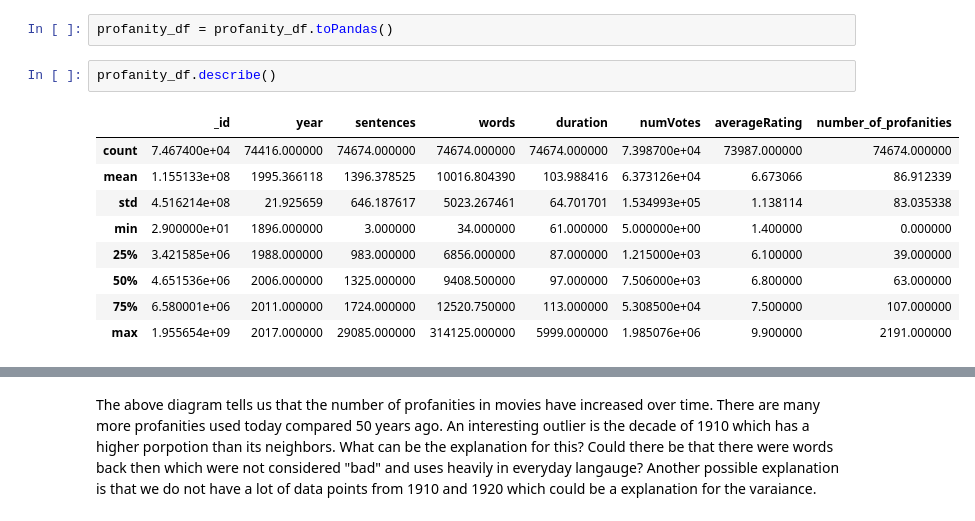
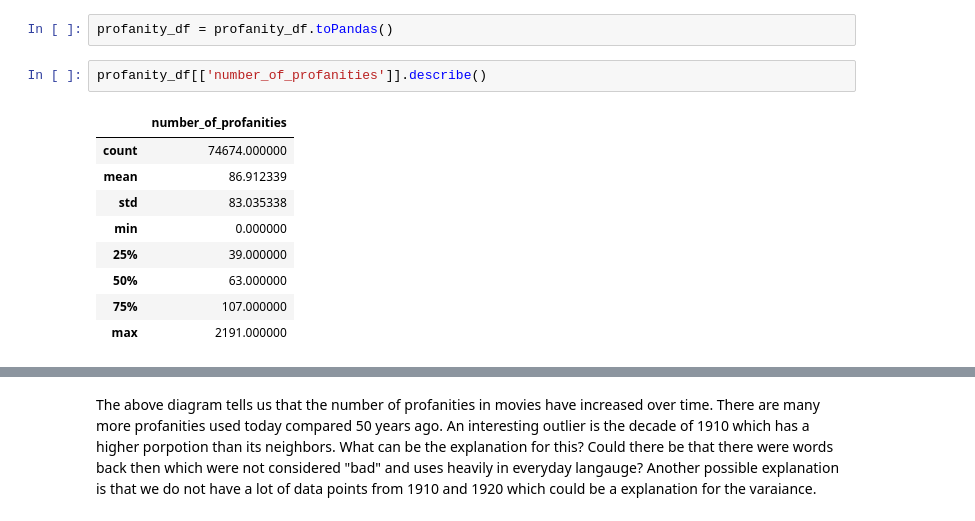
Before and after one commit to RobertInjac/ADA-Project-2018-OpenSubtitles, a Jupyter notebook: Project.ipynb, the cells around one changed output, grey strips where cells are left out. Cells and saved outputs as stored; diff of their text form.

```diff
--- a/Project.ipynb
+++ b/Project.ipynb
@@ -1395,17 +1316,17 @@ profanity_df = metadata_df.join(profanity, '_id', 'inner')
 # %%
 profanity_df = profanity_df.toPandas()
 # %%
-profanity_df.describe()
+profanity_df[['number_of_profanities']].describe()
 # %% [output]
-|  | _id | year | sentences | words | duration | numVotes | averageRating | number_of_profanities |
-| count | 7.467400e+04 | 74416.000000 | 74674.000000 | 74674.000000 | 74674.000000 | 7.398700e+04 | 73987.000000 | 74674.000000 |
-| mean | 1.155133e+08 | 1995.366118 | 1396.378525 | 10016.804390 | 103.988416 | 6.373126e+04 | 6.673066 | 86.912339 |
-| std | 4.516214e+08 | 21.925659 | 646.187617 | 5023.267461 | 64.701701 | 1.534993e+05 | 1.138114 | 83.035338 |
-| min | 2.900000e+01 | 1896.000000 | 3.000000 | 34.000000 | 61.000000 | 5.000000e+00 | 1.400000 | 0.000000 |
-| 25% | 3.421585e+06 | 1988.000000 | 983.000000 | 6856.000000 | 87.000000 | 1.215000e+03 | 6.100000 | 39.000000 |
-| 50% | 4.651536e+06 | 2006.000000 | 1325.000000 | 9408.500000 | 97.000000 | 7.506000e+03 | 6.800000 | 63.000000 |
-| 75% | 6.580001e+06 | 2011.000000 | 1724.000000 | 12520.750000 | 113.000000 | 5.308500e+04 | 7.500000 | 107.000000 |
-| max | 1.955654e+09 | 2017.000000 | 29085.000000 | 314125.000000 | 5999.000000 | 1.985076e+06 | 9.900000 | 2191.000000 |
+|  | number_of_profanities |
+| count | 74674.000000 |
+| mean | 86.912339 |
+| std | 83.035338 |
+| min | 0.000000 |
+| 25% | 39.000000 |
+| 50% | 63.000000 |
+| 75% | 107.000000 |
+| max | 2191.000000 |
 # %%
 profanity_df['number_of_profanities'].plot.hist(bins=20,
                                                 title="Distribution of the number of profanities in movies.")
```
Also changed, not shown: parts of 92 cells of this notebook.
